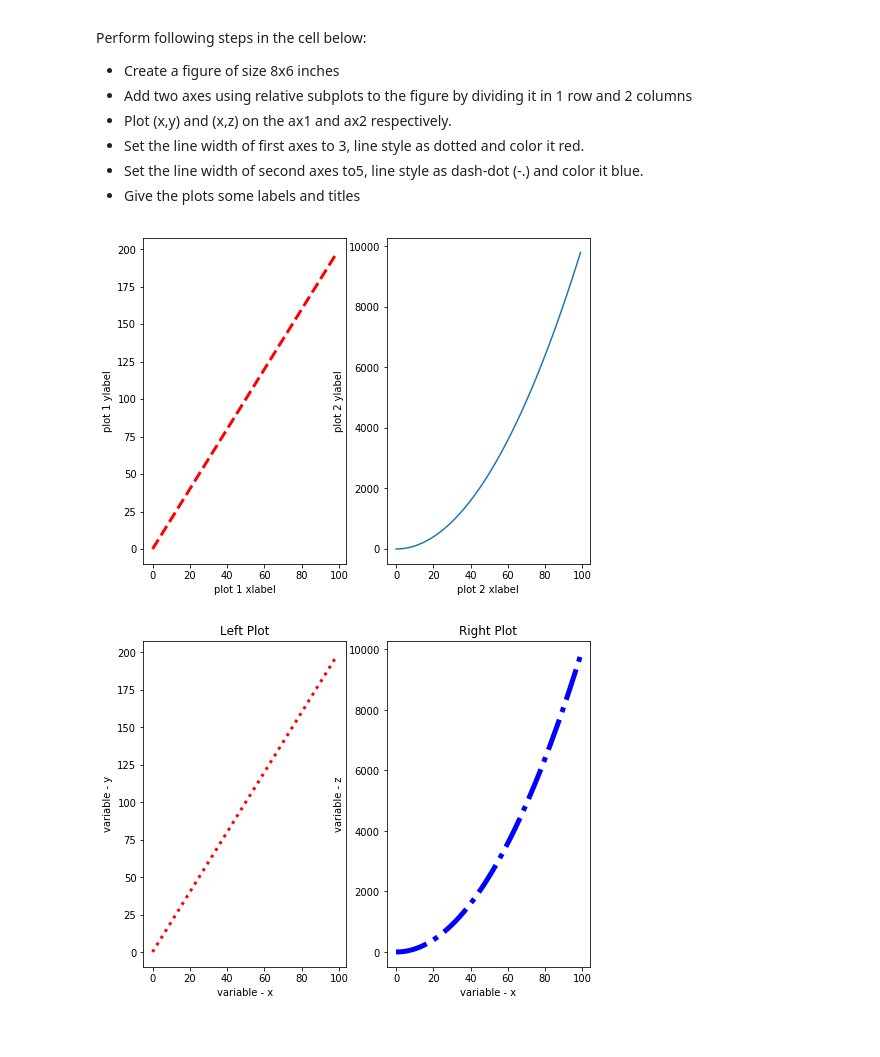
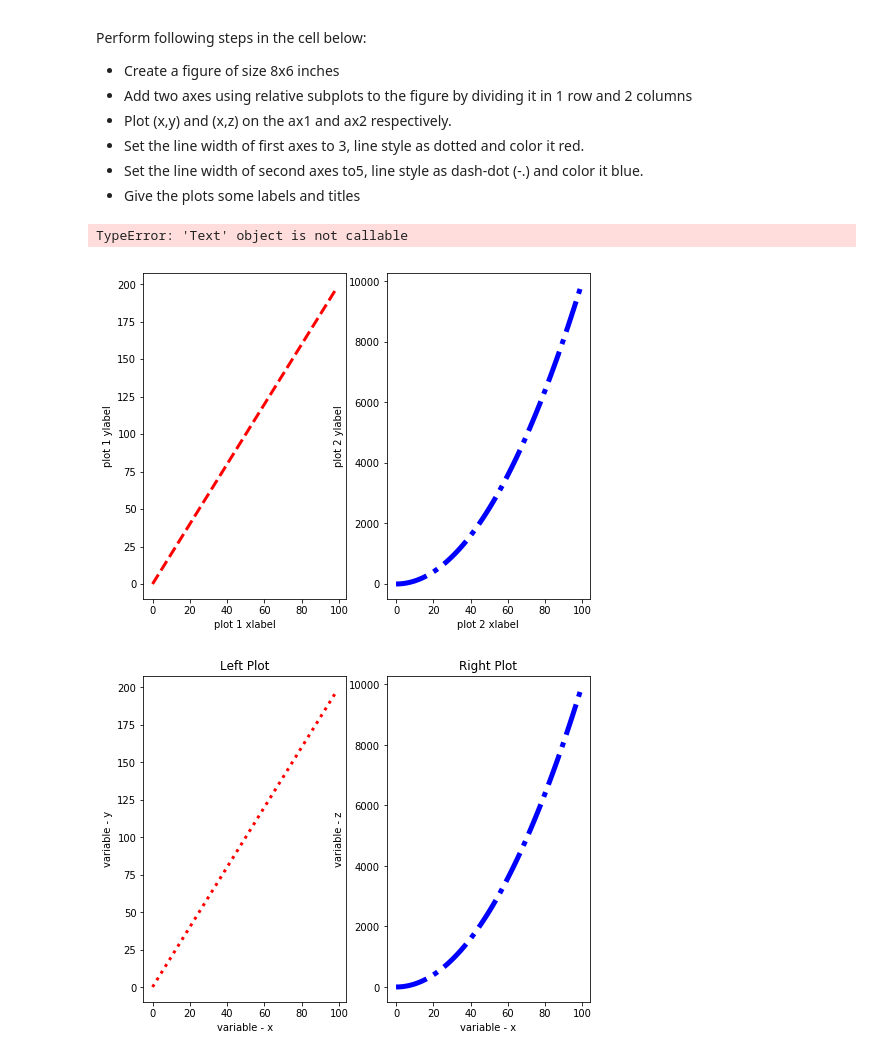
Before and after one commit to Patrickbfuller/dsc-1-03-13-customizing-visualizations-with-matplotlib-lab-seattle-ds-career-040119, a Jupyter notebook: index.ipynb, the cells around one changed output. Drawn from its saved outputs; the diff is of its cells as text; code cells hidden in the pictures.

```diff
--- a/index.ipynb
+++ b/index.ipynb
@@ -154,21 +154,22 @@ Perform following steps in the cell below:
 # %%
 fig4 = plt.figure(figsize=(8,6))
 
 ax1 = fig4.add_subplot(121)  #creating plot fig with 1 row 2 cols and selecting the first
 ax2 = fig4.add_subplot(122)
 
 ax1.plot(x,y, linewidth = 3, linestyle = '--', color = 'red')
 ax1.set_xlabel('plot 1 xlabel')
 ax1.set_ylabel('plot 1 ylabel')
 ax1.set_label('this is plot 1')
 
 ax2.plot(x,z, linewidth= 5, linestyle = '-.', color = 'blue')
 ax2.set_xlabel('plot 2 xlabel')
 ax2.set_ylabel('plot 2 ylabel')
 ax2.set_label('this is plot 2')
-ax2.s
+ax2.title('TITLES WOOT')
 # %% [output]
+TypeError: 'Text' object is not callable
-[figure, old version]
+[figure, new version]
 # %%
 fig4 = plt.figure(figsize=(8,6))
 # %% [output]
```
